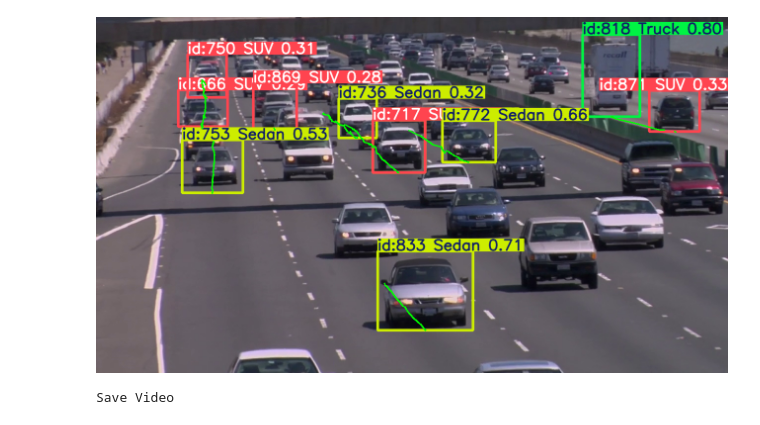
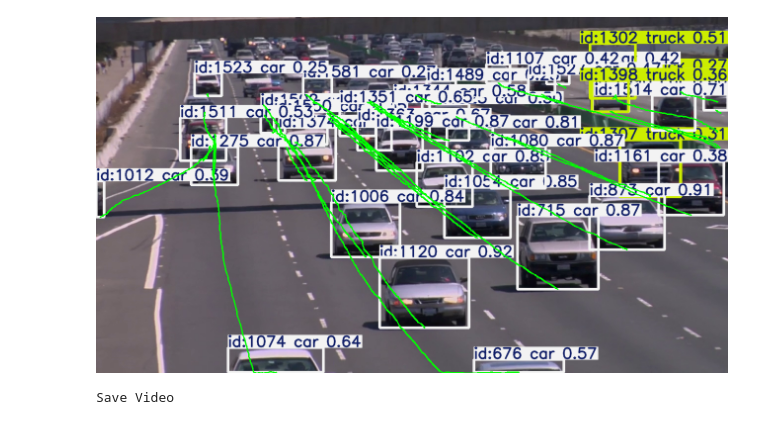
Before and after one commit to makoteq/ZSD2026-SWO, a Jupyter notebook: vUltralytics/main.ipynb, the cells around one changed output. Drawn from its saved outputs; the diff is of its cells as text; code cells hidden in the pictures.

```diff
--- a/vUltralytics/main.ipynb
+++ b/vUltralytics/main.ipynb
@@ -72,7 +54,7 @@ Mon Mar  9 22:20:55 2026
 +-----------------------------------------------------------------------------------------+
 # %%
-model = YOLO('best.pt')
-video_path = r"data\traffic.mp4"
+model = YOLO('yolo26n.pt')
+video_path = r"data/traffic.mp4"
 cap = cv2.VideoCapture(video_path)
 # %%
 device = 'cuda' if torch.cuda.is_available() else 'cpu'
@@ -101,8 +83,9 @@ try:
             break
 
         results = model.track(
+            imgsz= 1280,
             source=frame,
-            conf=0.01,
+            conf=0.1,
             persist=True,
             verbose=False,
             device=0 if device == 'cuda' else 'cpu'
@@ -115,32 +98,32 @@ try:
             annotated_frame = results[0].plot()
 
             for box, track_id in zip(boxes, track_ids):
                 x, y, w, h = box
                 track = track_history[track_id]
                 track.append((float(x), float(y + h/2)))
 
                 points = np.array(track).astype(np.int32).reshape((-1, 1, 2))
                 cv2.polylines(annotated_frame, [points], isClosed=False, color=(0, 255, 0), thickness=2)
 
         else:
             annotated_frame = results[0].plot()
 
 
         out.write(annotated_frame)
         annotated_frame_rgb = cv2.cvtColor(annotated_frame, cv2.COLOR_BGR2RGB)
         img = Image.fromarray(annotated_frame_rgb)
 
         clear_output(wait=True)
         display(img)
 
 except KeyboardInterrupt:
     print("Stopped")
 
 finally:
     cap.release()
     out.release()
     cv2.destroyAllWindows()
     print("Save Video")
 # %% [output]
-[figure, old version]
+[figure, new version]
 Save Video
```
Also changed, not shown: parts of 4 cells of this notebook.
